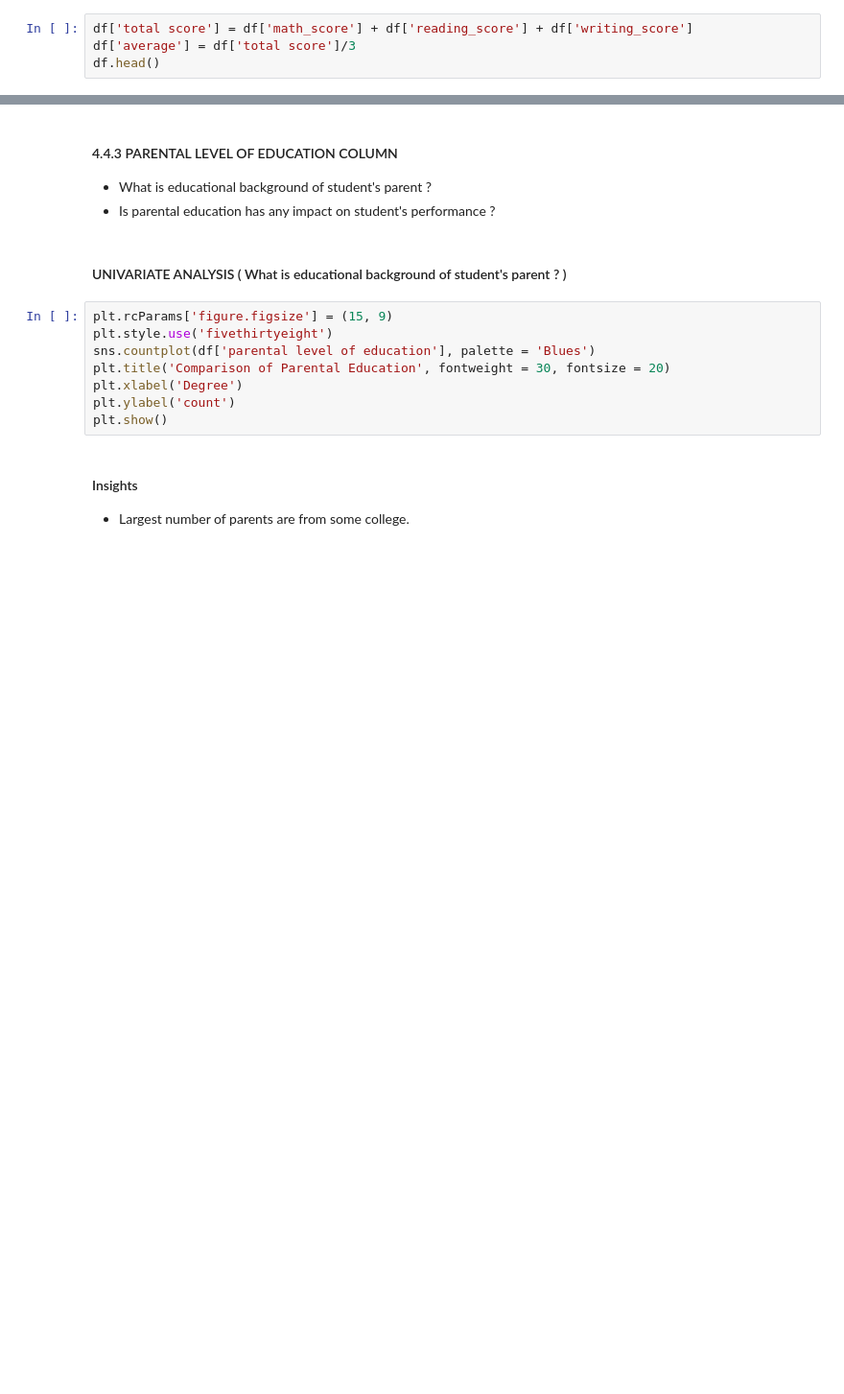
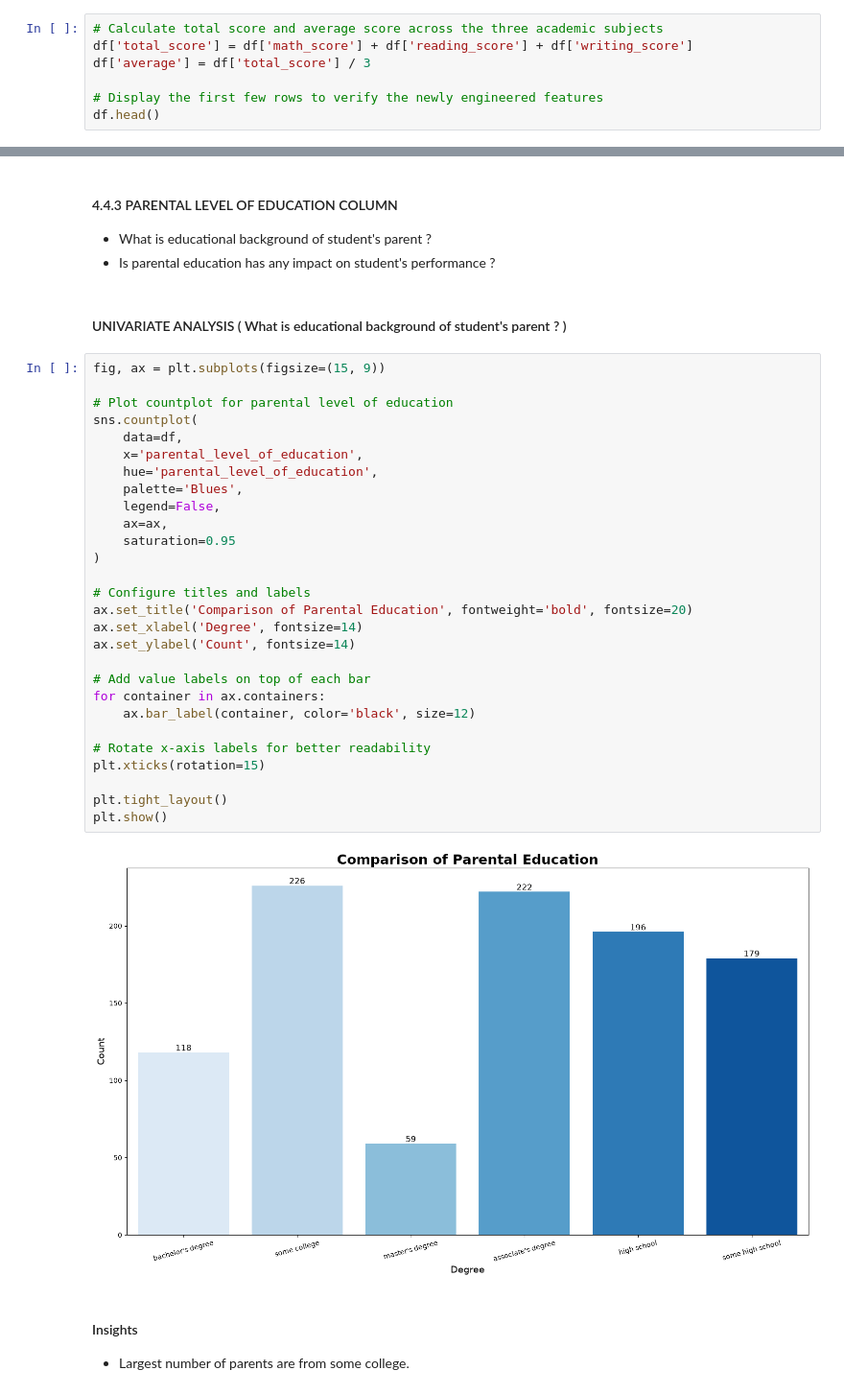
Before and after one commit to fiorellatrigo/mlproject, a Jupyter notebook: notebook/1 . EDA STUDENT PERFORMANCE .ipynb, the cells around one changed output, grey strips where cells are left out. Shown at 96% size. Cells and saved outputs as stored; diff of their text form; blank space fills up the shorter version.

```diff
--- a/notebook/1 . EDA STUDENT PERFORMANCE .ipynb
+++ b/notebook/1 . EDA STUDENT PERFORMANCE .ipynb
@@ -214,6 +182,9 @@ df.head(2)
 # %%
-df['total score'] = df['math_score'] + df['reading_score'] + df['writing_score']
-df['average'] = df['total score']/3
+# Calculate total score and average score across the three academic subjects
+df['total_score'] = df['math_score'] + df['reading_score'] + df['writing_score']
+df['average'] = df['total_score'] / 3
+
+# Display the first few rows to verify the newly engineered features
 df.head()
 # %% [output]
 |  | gender | race_ethnicity | parental_level_of_education | lunch | test_preparation_course | math_score | ... |
@@ -609,13 +593,35 @@ plt.show()
 # %% [markdown]
 #### UNIVARIATE ANALYSIS ( What is educational background of student's parent ? )
 # %%
-plt.rcParams['figure.figsize'] = (15, 9)
-plt.style.use('fivethirtyeight')
-sns.countplot(df['parental level of education'], palette = 'Blues')
-plt.title('Comparison of Parental Education', fontweight = 30, fontsize = 20)
-plt.xlabel('Degree')
-plt.ylabel('count')
+fig, ax = plt.subplots(figsize=(15, 9))
+
+# Plot countplot for parental level of education
+sns.countplot(
+    data=df,
+    x='parental_level_of_education',
+    hue='parental_level_of_education',
+    palette='Blues',
+    legend=False,
+    ax=ax,
+    saturation=0.95
+)
+
+# Configure titles and labels
+ax.set_title('Comparison of Parental Education', fontweight='bold', fontsize=20)
+ax.set_xlabel('Degree', fontsize=14)
+ax.set_ylabel('Count', fontsize=14)
+
+# Add value labels on top of each bar
+for container in ax.containers:
+    ax.bar_label(container, color='black', size=12)
+
+# Rotate x-axis labels for better readability
+plt.xticks(rotation=15)
+
+plt.tight_layout()
 plt.show()
+# %% [output]
+[figure, added]
 # %% [markdown]
 #### Insights
 - Largest number of parents are from some college.
```
Also changed, not shown: parts of 52 cells of this notebook, 7 other files.
